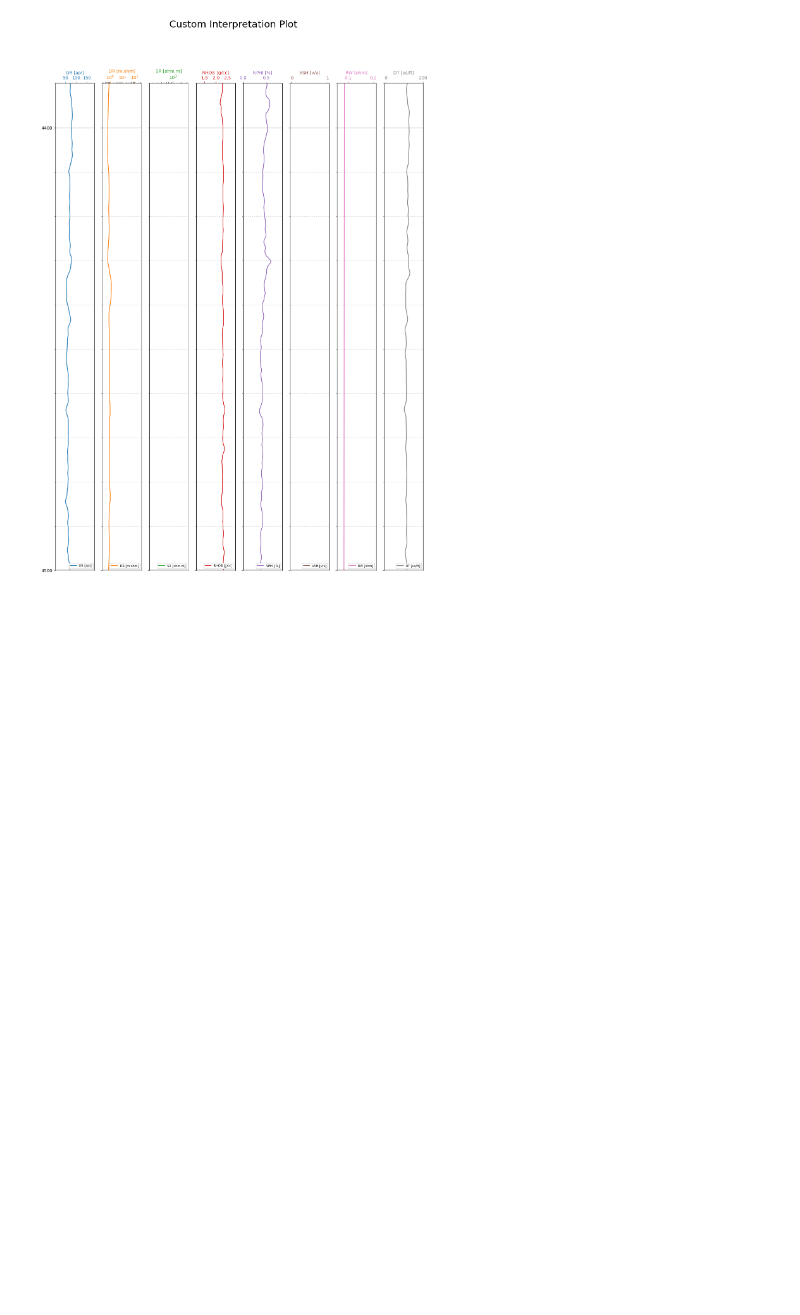
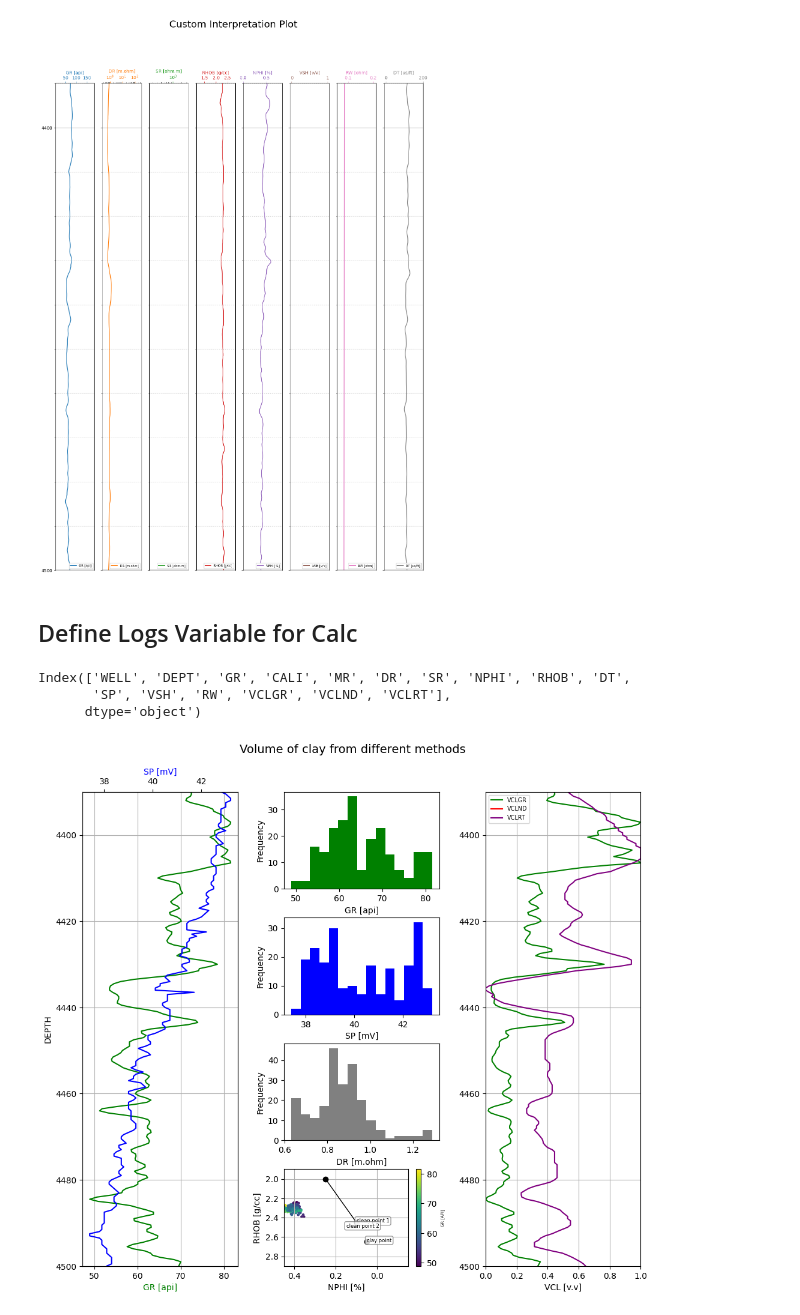
Before and after one commit to thelifeofpatts/Basic-WellLog-Interpretation, a Jupyter notebook: notebooks/BWLI_Mod_v3.ipynb, the cells around one changed output. Drawn from its saved outputs; the diff is of its cells as text; code cells hidden in the pictures; blank space fills up the shorter version.

Commit message:
add vcl and poro calc to BWLI v3 notebook

```diff
--- a/notebooks/BWLI_Mod_v3.ipynb
+++ b/notebooks/BWLI_Mod_v3.ipynb
@@ -187,3 +186,7 @@ from src.data_vis.interpretPlot import custom_interpretation_plot
 custom_interpretation_plot(selected_data, depth_start, depth_end, "GR", "DR", "SR", "RHOB", "NPHI", "VSH", "RW", "DT", units=["api", "m.ohm", "ohm.m", "g/cc", "%", "v/v", "ohm", "us/ft"])
 # %% [output]
 [figure]
+# %% [markdown]
+## Define Logs Variable for Calc
+# %%
+logs=selected_data[(selected_data.DEPT >= depth_start) & (selected_data.DEPT <= depth_end)]
@@ -189,0 +213,35 @@ custom_interpretation_plot(selected_data, depth_start, depth_end, "GR", "DR", "S
+# %%
+from src.data_calc.vclCalc import vclrt, vclgr, vclnd, vclsp
+
+# Temporary lists to store calculated values
+vclgr_temp, vclnd_temp, vclrt_temp, vclsp_temp = [], [], [], []
+
+# Loop through each row in the dataframe
+for (i, j, k, l) in zip(logs.GR, logs.NPHI, logs.RHOB, logs.DR):
+    # Calculate VCL using different methods and append to temporary lists
+    vclrt_temp.append(vclrt(l, rt_clean, rt_clay))
+    vclgr_temp.append(vclgr(i, gr_clean, gr_clay, correction="young"))
+    vclnd_temp.append(vclnd(j, k, neut_clean1, den_clean1, neut_clean2, den_clean2, neut_clay, den_clay))
+    # vclsp_temp.append(vclsp(sp, sp_clean, sp_clay))
+
+# Prevent SettingWithCopyWarning
+logs.is_copy = False
+
+# Add calculated VCL values to the dataframe
+logs['VCLGR'] = vclgr_temp
+logs['VCLND'] = vclnd_temp
+logs['VCLRT'] = vclrt_temp
+
+# Delete temporary lists to free up memory
+del vclgr_temp, vclnd_temp, vclrt_temp, vclsp_temp
+# %%
+logs.columns
+# %% [output]
+Index(['WELL', 'DEPT', 'GR', 'CALI', 'MR', 'DR', 'SR', 'NPHI', 'RHOB', 'DT',
+       'SP', 'VSH', 'RW', 'VCLGR', 'VCLND', 'VCLRT'],
+      dtype='object')
+# %%
+from src.data_vis.vclPlot import vcl_plot
+vcl_plot(logs, depth_start, depth_end,gr_clean,gr_clay,neut_clean1,den_clean1,neut_clean2,den_clean2,neut_clay,den_clay, rhob_axis=[2.9, 1.9], nphi_axis=[0.45, -0.15])
+# %% [output]
+[figure, added]
```
Also changed, not shown: parts of 9 cells of this notebook, 4 other files.
